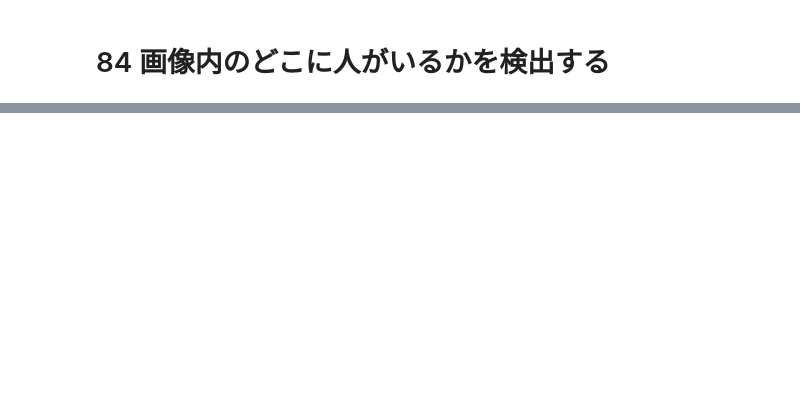
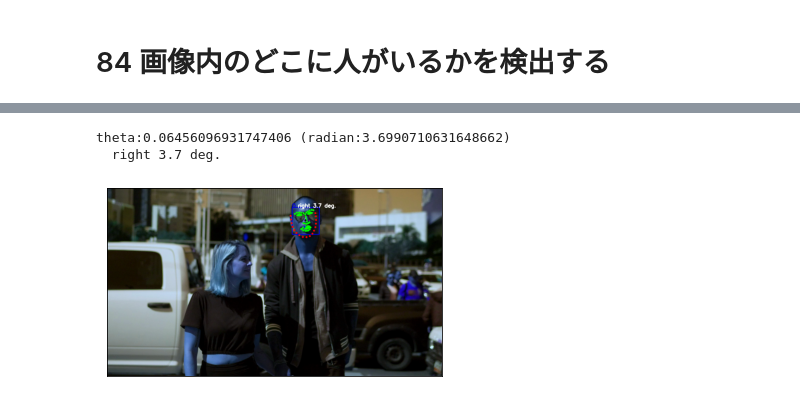
Before and after one commit to letitride/PandasDataAnalyze, a Jupyter notebook: chapter09/ch09.ipynb, the cells around one changed output, grey strips where cells are left out. Saved outputs shown, nothing was run; the diff lists cells and outputs as text; code cells hidden in the pictures; blank space fills up the shorter version.

```diff
--- a/chapter09/ch09.ipynb
+++ b/chapter09/ch09.ipynb
@@ -120,0 +132,69 @@ plt.show()
+# %%
+import cv2
+import dlib
+import math
+
+# 検出モデル
+predictor = dlib.shape_predictor("shape_predictor_68_face_landmarks.dat")
+detector = dlib.get_frontal_face_detector()
+
+img = cv2.imread("img/img02.jpg")
+# 正面向きの顔検出
+dets = detector(img, 1)
+for k, d in enumerate(dets):
+    #顔器官の検出
+    shape = predictor(img, d)
+
+    #face area
+    color_f = (0,0,225)
+    color_l_out = (255,0,0)
+    color_l_in = (0,255,0)
+    line_w = 3
+    circle_r = 3
+    fontType = cv2.FONT_HERSHEY_SIMPLEX
+    fontSize = 1
+    cv2.rectangle(img, (d.left(), d.top()), (d.right(), d.bottom()),
+                 color_f, line_w)
+    cv2.putText(img, str(k), (d.left(), d.top()), fontType, fontSize, color_f, line_w)
+
+    num_of_points_out = 17
+    num_of_points_in = shape.num_parts - num_of_points_out
+    gx_out = 0
+    gy_out = 0
+    gx_in = 0
+    gy_in = 0
+    for shape_point_count in range(shape.num_parts):
+        shape_point = shape.part(shape_point_count)
+        #print("No.{} position: ({},{})".format(shape_point_count, shape_point.x, shape_point.y))
+        if shape_point_count < num_of_points_out:
+            cv2.circle(img, (shape_point.x, shape_point.y), circle_r, color_l_out, line_w)
+            gx_out = gx_out + shape_point.x / num_of_points_out
+            gy_out = gy_out + shape_point.y / num_of_points_out
+        else:
+            cv2.circle(img, (shape_point.x, shape_point.y), circle_r,color_l_in, line_w)
+            gx_in = gx_in + shape_point.x / num_of_points_in
+            gy_in = gy_in + shape_point.y / num_of_points_in
+
+    cv2.circle(img, (int(gx_out),int(gy_out)),circle_r,(0,0,255), line_w)
+    cv2.circle(img, (int(gx_in),int(gy_in)),circle_r,(0,0,0), line_w)
+
+    theta = math.asin(2*(gx_in-gx_out)/(d.right()-d.left()))
+    radian = theta*180/math.pi
+    print("theta:{} (radian:{})".format(theta,radian))
+
+    if radian<0:
+        textPrefix = "  left "
+    else:
+        textPrefix = "  right "
+    textShow = textPrefix + str(round(abs(radian),1)) + " deg."
+    print(textShow)
+    cv2.putText(img, textShow, (d.left(), d.top()), fontType, fontSize, (255,255,255), line_w)
+
+
+plt.imshow(img)
+plt.xticks([]), plt.yticks([])  # to hide tick values on X and Y axis
+plt.show()
+# %% [output]
+theta:0.06456096931747406 (radian:3.6990710631648662)
+  right 3.7 deg.
+[figure, added]
```
Also changed, not shown: parts of 16 cells of this notebook, 2 other files.
